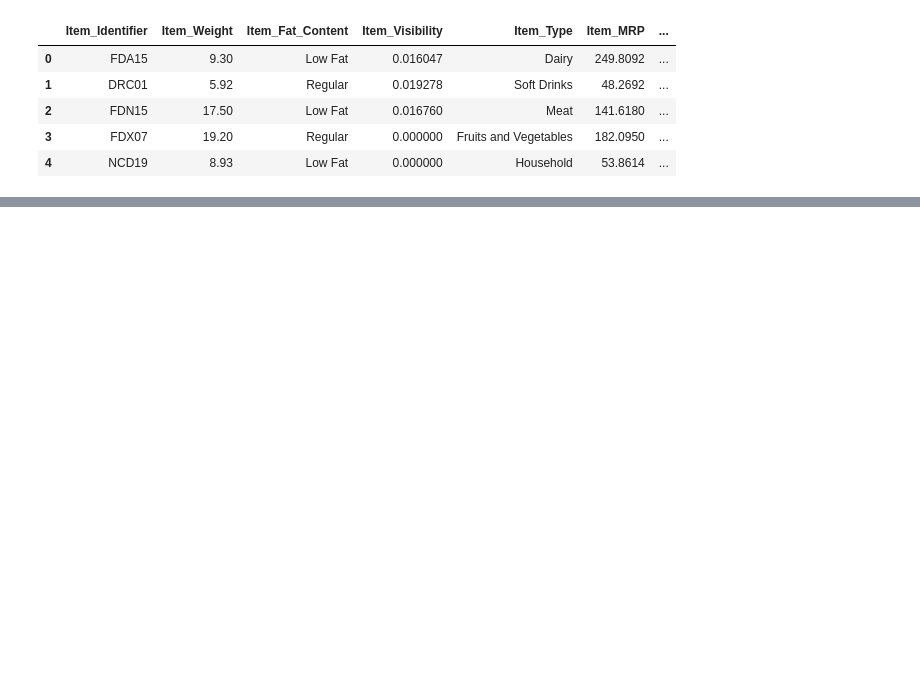
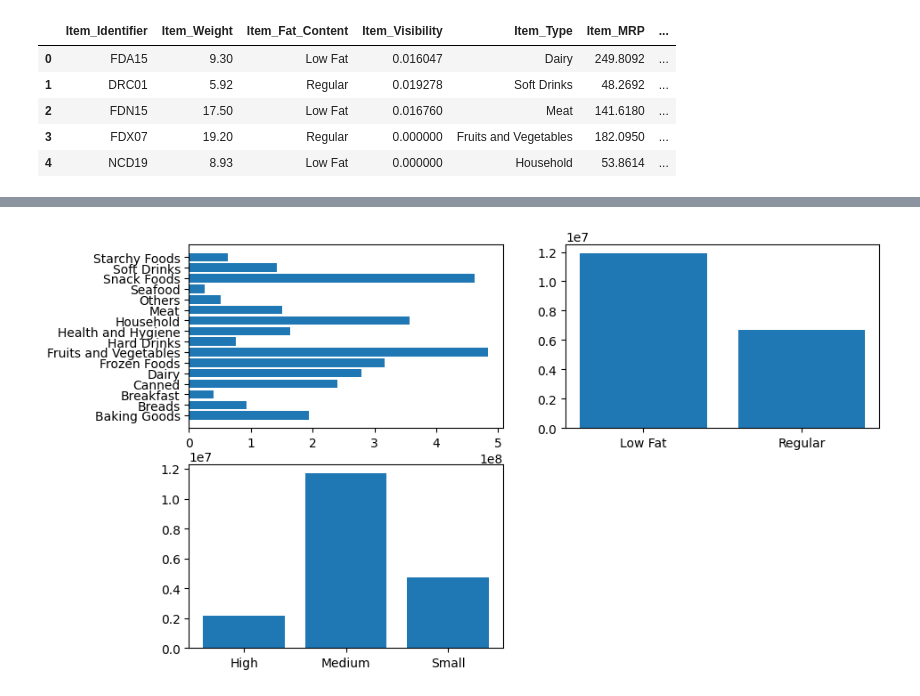
Before and after one commit to smaciasg/Ejercicios_DataScience_Coding_Dojo, a Jupyter notebook: Predicciones_de_ventas_alimenticias.ipynb, the cells around one changed output, grey strips where cells are left out. Cells and saved outputs as stored; diff of their text form; code cells hidden in the pictures; blank space fills up the shorter version.

```diff
--- a/Predicciones_de_ventas_alimenticias.ipynb
+++ b/Predicciones_de_ventas_alimenticias.ipynb
@@ -14,0 +374,23 @@ data.head()
+# %%
+#Valor de la venta
+data_predicciones['valor_venta']=(data_predicciones['Item_MRP']*data_predicciones['Item_Outlet_Sales'])
+# %%
+fig1 = plt.figure(dpi = 100, figsize=(10,6))
+### subgráfico 1
+ax1 = fig1.add_subplot(2,2,1) #1 fila, 2 columna y 2 (sub)gráfico 2
+ax1.barh(data_predicciones.groupby(['Item_Type'])[['valor_venta']].sum().reset_index()['Item_Type'], data_predicciones.groupby(['Item_Type'])[['valor_venta']].sum().reset_index()['valor_venta'])
+
+### subgráfico 2
+ax2 = fig1.add_subplot(2,2,2) #1 fila, 2 columna y 1 (sub)gráfico 1.
+ax2.bar(data_predicciones.groupby(['Item_Fat_Content'])[['Item_Outlet_Sales']].sum().reset_index()['Item_Fat_Content'], data_predicciones.groupby(['Item_Fat_Content'])[['Item_Outlet_Sales']].sum().reset_index()['Item_Outlet_Sales'])
+
+### subgráfico 3
+ax3 = fig1.add_subplot(2,2,3) #1 fila, 2 columna y 1 (sub)gráfico 1. Puede tener 2 (sub)gráficos
+ax3.bar(data_predicciones.groupby(['Outlet_Size'])[['Item_Outlet_Sales']].sum().reset_index()['Outlet_Size'], data_predicciones.groupby(['Outlet_Size'])[['Item_Outlet_Sales']].sum().reset_index()['Item_Outlet_Sales'])
+plt.show()
+
+#De los gráficos que se realizaron se determina que los productos que más valor de venta generaron fueron las frutas y vegetales y los snack, al igual se ve que hay
+# gran cantidad de comida baja en grasa, esto es interesante ya que se observa una tendencia "saludable" en los compradores, de igual manera el tamaño
+# de tiendas que generan mayor cantidad de ingresos son las de mediano tamaño, claro esto está sesgado por el supuesto realizado
+# %% [output]
+[figure, added]
```
Also changed, not shown: parts of 64 cells of this notebook.
